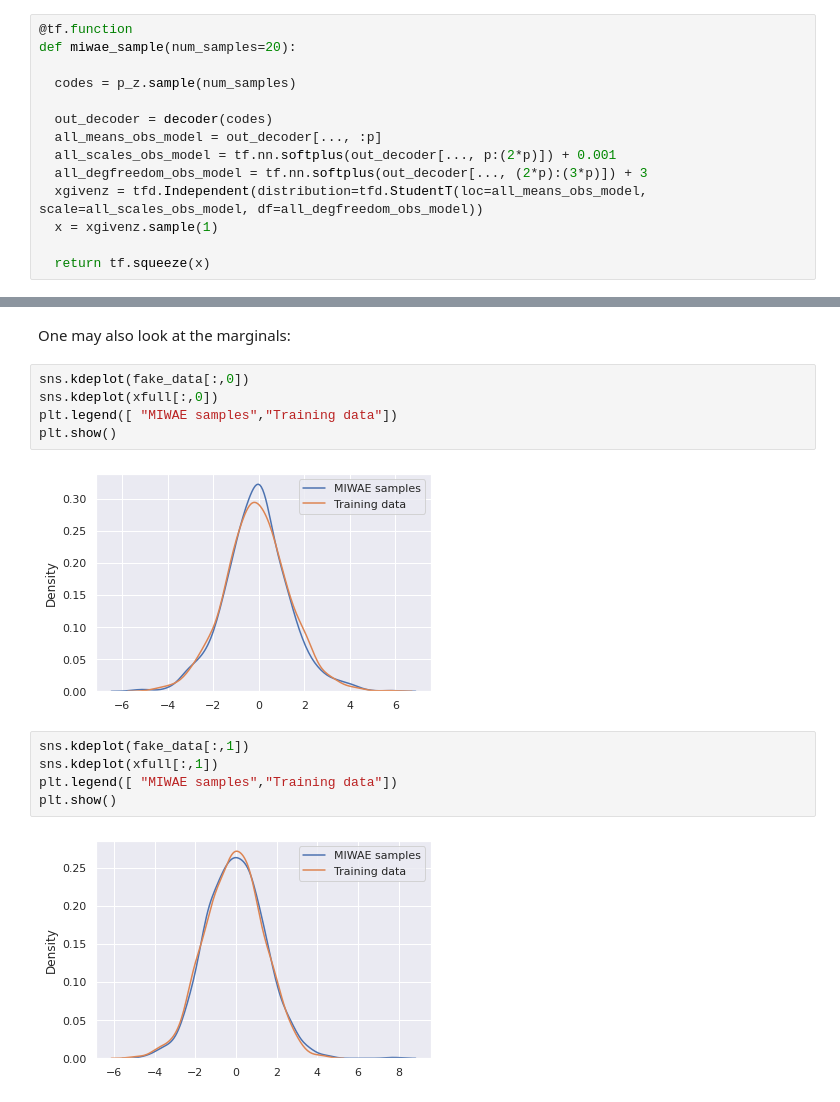
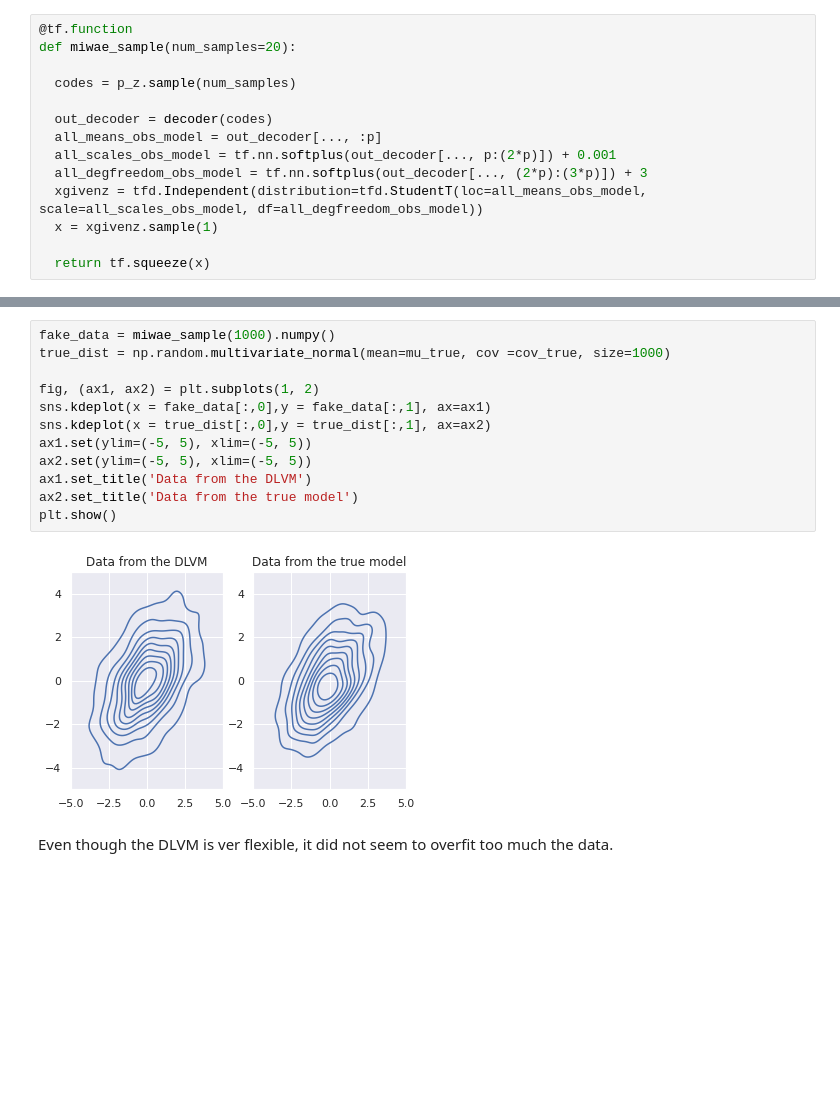
Before and after one commit to pamattei/miwae, a Jupyter notebook: Tensorflow 2 notebooks/MIWAE_demo_Gaussian.ipynb, the cells around one changed output, grey strips where cells are left out. Cells and saved outputs as stored; diff of their text form; blank space fills up the shorter version.

```diff
--- a/Tensorflow 2 notebooks/MIWAE_demo_Gaussian.ipynb
+++ b/Tensorflow 2 notebooks/MIWAE_demo_Gaussian.ipynb
@@ -367,16 +357,16 @@ plt.show()
-# %% [markdown]
-One may also look at the marginals:
-# %%
-sns.kdeplot(fake_data[:,0])
-sns.kdeplot(xfull[:,0])
-plt.legend([ "MIWAE samples","Training data"])
-plt.show()
-# %% [output]
-[figure, removed]
-# %%
-sns.kdeplot(fake_data[:,1])
-sns.kdeplot(xfull[:,1])
-plt.legend([ "MIWAE samples","Training data"])
-plt.show()
-# %% [output]
-[figure, removed]
+# %%
+fake_data = miwae_sample(1000).numpy()
+true_dist = np.random.multivariate_normal(mean=mu_true, cov =cov_true, size=1000)
+
+fig, (ax1, ax2) = plt.subplots(1, 2)
+sns.kdeplot(x = fake_data[:,0],y = fake_data[:,1], ax=ax1)
+sns.kdeplot(x = true_dist[:,0],y = true_dist[:,1], ax=ax2)
+ax1.set(ylim=(-5, 5), xlim=(-5, 5))
+ax2.set(ylim=(-5, 5), xlim=(-5, 5))
+ax1.set_title('Data from the DLVM')
+ax2.set_title('Data from the true model')
+plt.show()
+# %% [output]
+[figure, added]
+# %% [markdown]
+Even though the DLVM is ver flexible, it did not seem to overfit too much the data.
```
Also changed, not shown: parts of 10 cells of this notebook, 1 other file.
